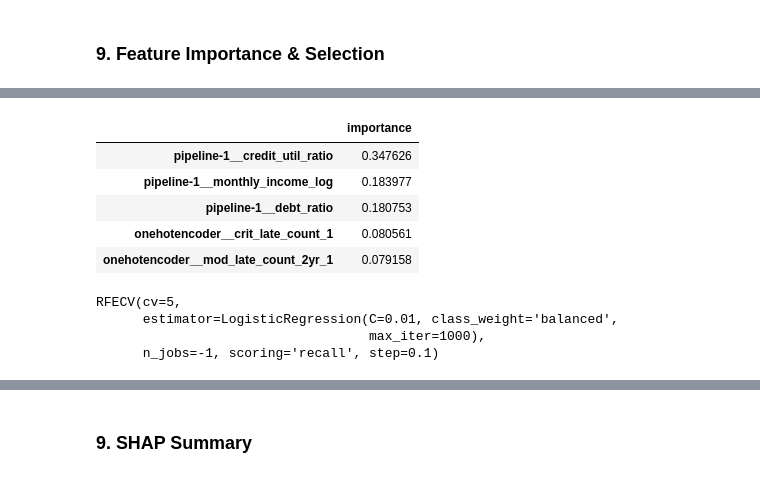
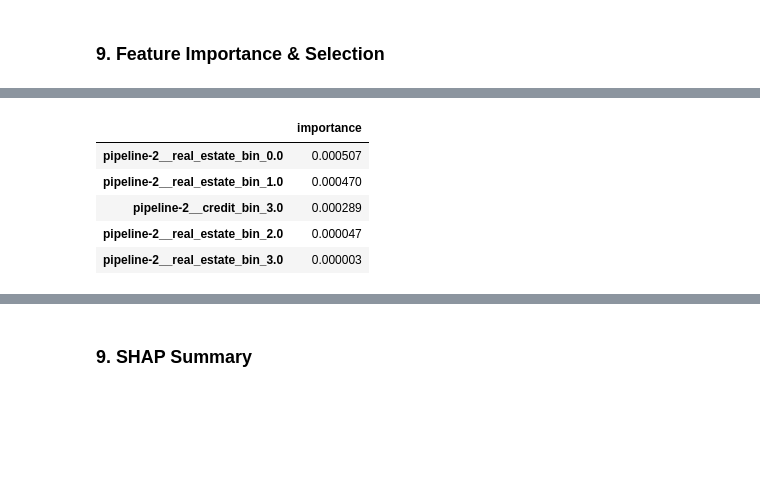
Before and after one commit to nb488/Credit-Risk-Prediction-Project, a Jupyter notebook: main.ipynb, the cells around one changed output, grey strips where cells are left out. Saved outputs shown, nothing was run; the diff lists cells and outputs as text; code cells hidden in the pictures; blank space fills up the shorter version.

```diff
--- a/main.ipynb
+++ b/main.ipynb
@@ -532,25 +544,20 @@ rcf_param_grid = {
     "randomforestclassifier__n_estimators": [100, 200, 500],
     "randomforestclassifier__max_depth": [5, 10, 20, 30],
     "randomforestclassifier__min_samples_split": [2, 5, 10],
-    "randomforestclassifier__min_samples_leaf": [1, 2, 4],
-    "randomforestclassifier__bootstrap": [True, False]
+
 }
 
 lgbm_param_grid = {
     "lgbmclassifier__n_estimators": [100, 300, 500],
     "lgbmclassifier__learning_rate": [0.01, 0.05, 0.1],
     "lgbmclassifier__max_depth": [-1, 5, 10, 20],
-    "lgbmclassifier__num_leaves": [15, 31, 63],
-    "lgbmclassifier__min_child_samples": [10, 20, 40],
-    "lgbmclassifier__subsample": [0.6, 0.8, 1.0],
-    "lgbmclassifier__colsample_bytree": [0.6, 0.8, 1.0],
     "lgbmclassifier__reg_alpha": [0.0, 0.1, 1.0],
     "lgbmclassifier__reg_lambda": [0.0, 0.1, 1.0]
 }
 # %%
 rcf_search = RandomizedSearchCV(pipe_rf,
                                 param_distributions=rcf_param_grid,
-                                scoring = scoring,
+                                scoring = scoring_metrics,
                                 refit = "f1",
                                 n_iter=6,
                                 n_jobs=-1,
@@ -582,7 +589,7 @@ RandomizedSearchCV(cv=3,
 # %%
 lgbm_search = RandomizedSearchCV(pipe_lgbm,
                                 param_distributions=lgbm_param_grid,
-                                scoring = scoring,
+                                scoring = scoring_metrics,
                                 refit = "f1",
                                 n_iter=6,
                                 n_jobs=-1,
@@ -640,4 +668,4 @@ data = {
 rf_importance_df = pd.DataFrame(
     data = data,
     index = pipe_rf.named_steps["columntransformer"].get_feature_names_out()
-).sort_values(by="importance", ascending=False)
+).sort_values(by="Importance", ascending=False)
@@ -644,23 +681,9 @@ rf_importance_df = pd.DataFrame(
 # %%
-rf_importance_df.head(5)
+rf_importance_df.tail(5)
 # %% [output]
 |  | importance |
-| pipeline-1__credit_util_ratio | 0.347626 |
-| pipeline-1__monthly_income_log | 0.183977 |
-| pipeline-1__debt_ratio | 0.180753 |
-| onehotencoder__crit_late_count_1 | 0.080561 |
-| onehotencoder__mod_late_count_2yr_1 | 0.079158 |
+| pipeline-2__real_estate_bin_0.0 | 0.000507 |
+| pipeline-2__real_estate_bin_1.0 | 0.000470 |
+| pipeline-2__credit_bin_3.0 | 0.000289 |
+| pipeline-2__real_estate_bin_2.0 | 0.000047 |
+| pipeline-2__real_estate_bin_3.0 | 0.000003 |
-# %%
-rfe_cv = RFECV(LogisticRegression(C = 0.01, class_weight='balanced', max_iter=1000),
-               cv=5,
-               n_jobs=-1,
-               step=0.1,
-               scoring="recall")
-
-transformed_X = preprocessor.transform(X_train)
-rfe_cv.fit(transformed_X, y_train)
-# %% [output]
-RFECV(cv=5,
-      estimator=LogisticRegression(C=0.01, class_weight='balanced',
-                                   max_iter=1000),
-      n_jobs=-1, scoring='recall', step=0.1)
```
Also changed, not shown: parts of 24 cells of this notebook.
